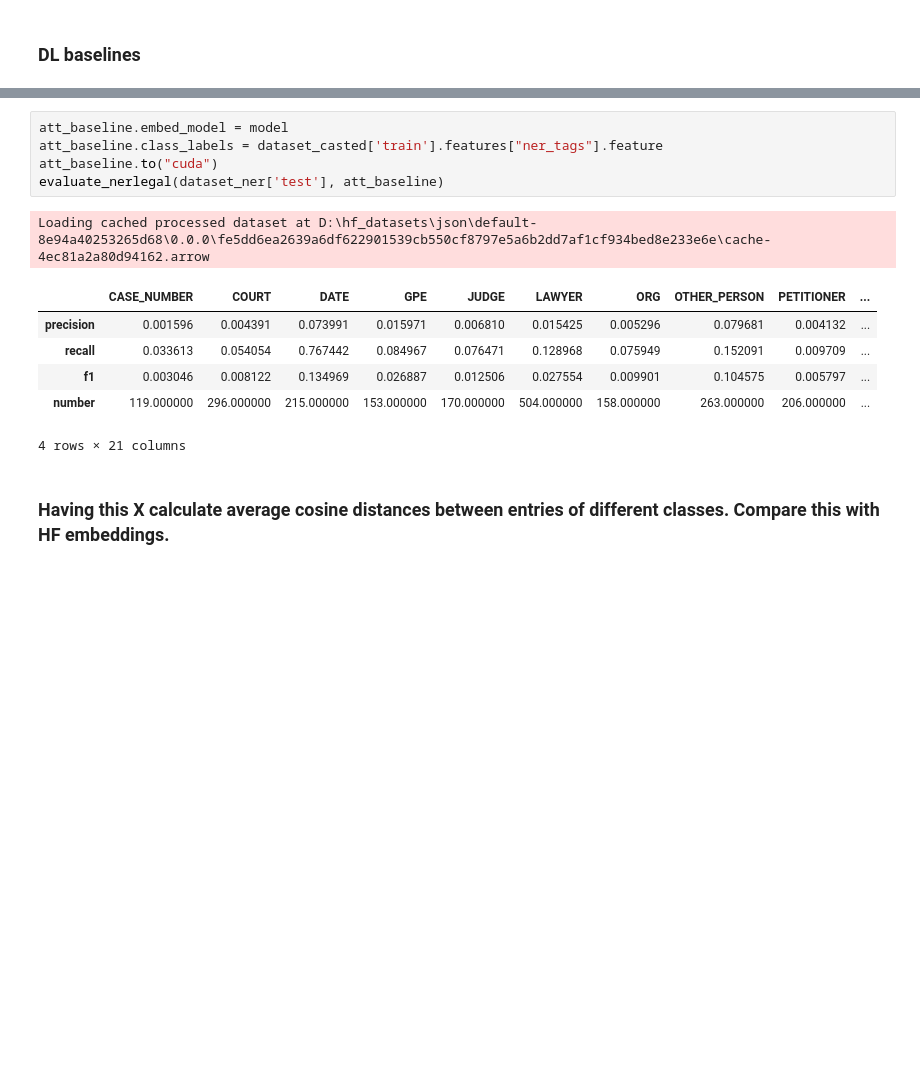
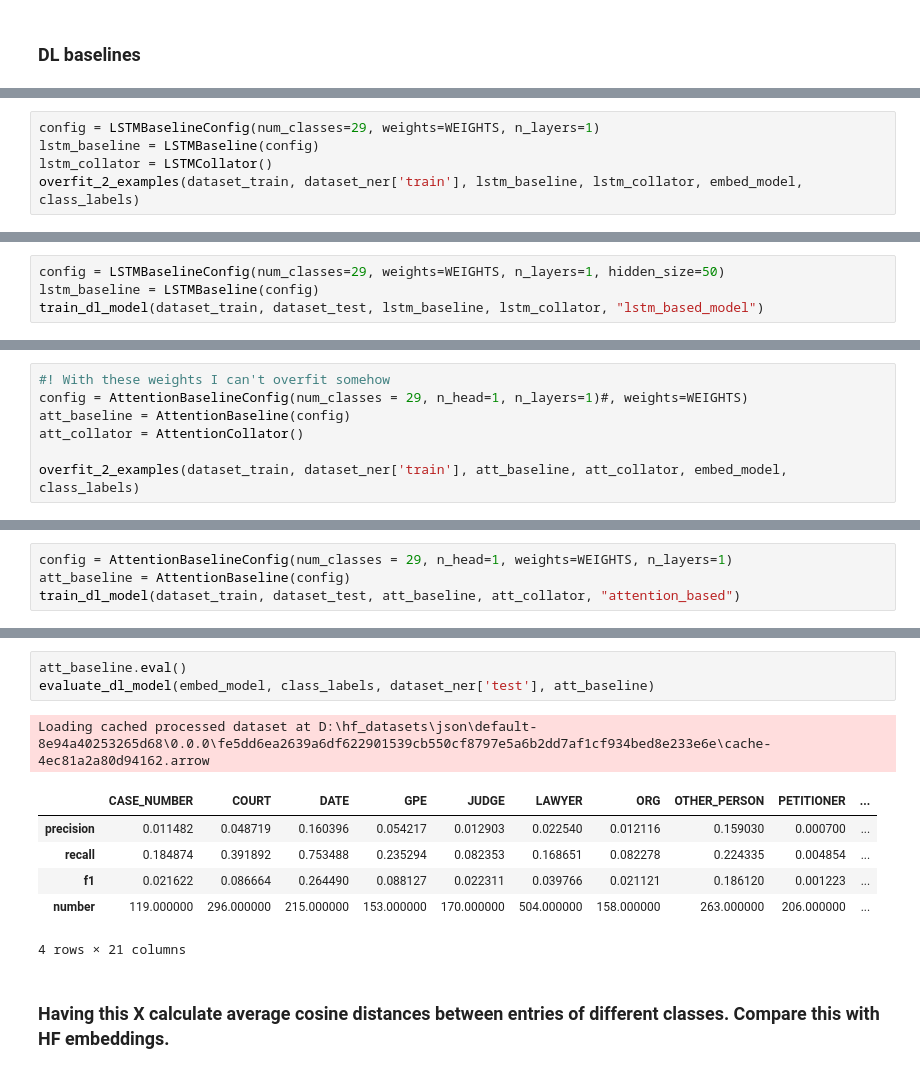
Before and after one commit to SebChw/NLP-Legal-eval, a Jupyter notebook: notebooks/baselines.ipynb, the cells around one changed output, grey strips where cells are left out. Drawn from its saved outputs; the diff is of its cells as text; blank space fills up the shorter version.

Commit message:
update baselines code

```diff
--- a/notebooks/baselines.ipynb
+++ b/notebooks/baselines.ipynb
@@ -194,0 +199,5 @@ KeyboardInterrupt
+# %%
+config = LSTMBaselineConfig(num_classes=29, weights=WEIGHTS, n_layers=1)
+lstm_baseline = LSTMBaseline(config)
+lstm_collator = LSTMCollator()
+overfit_2_examples(dataset_train, dataset_ner['train'], lstm_baseline, lstm_collator, embed_model, class_labels)
@@ -194,0 +223,4 @@ KeyboardInterrupt
+# %%
+config = LSTMBaselineConfig(num_classes=29, weights=WEIGHTS, n_layers=1, hidden_size=50)
+lstm_baseline = LSTMBaseline(config)
+train_dl_model(dataset_train, dataset_test, lstm_baseline, lstm_collator, "lstm_based_model")
@@ -194,0 +264,7 @@ KeyboardInterrupt
+# %%
+#! With these weights I can't overfit somehow
+config = AttentionBaselineConfig(num_classes = 29, n_head=1, n_layers=1)#, weights=WEIGHTS)
+att_baseline = AttentionBaseline(config)
+att_collator = AttentionCollator()
+
+overfit_2_examples(dataset_train, dataset_ner['train'], att_baseline, att_collator, embed_model, class_labels)
@@ -194,0 +281,4 @@ KeyboardInterrupt
+# %%
+config = AttentionBaselineConfig(num_classes = 29, n_head=1, weights=WEIGHTS, n_layers=1)
+att_baseline = AttentionBaseline(config)
+train_dl_model(dataset_train, dataset_test, att_baseline, att_collator, "attention_based")
@@ -195,14 +309,12 @@ KeyboardInterrupt
 # %%
-att_baseline.embed_model = model
-att_baseline.class_labels = dataset_casted['train'].features["ner_tags"].feature
-att_baseline.to("cuda")
-evaluate_nerlegal(dataset_ner['test'], att_baseline)
+att_baseline.eval()
+evaluate_dl_model(embed_model, class_labels, dataset_ner['test'], att_baseline)
 # %% [output]
 Loading cached processed dataset at D:\hf_datasets\json\default-8e94a40253265d68\0.0.0\fe5dd6ea2639a6df622901539cb550cf8797e5a6b2dd7af1cf934bed8e233e6e\cache-4ec81a2a80d94162.arrow
 |  | CASE_NUMBER | COURT | DATE | GPE | JUDGE | LAWYER | ORG | OTHER_PERSON | PETITIONER | ... |
-| precision | 0.001596 | 0.004391 | 0.073991 | 0.015971 | 0.006810 | 0.015425 | 0.005296 | 0.079681 | 0.004132 | ... |
-| recall | 0.033613 | 0.054054 | 0.767442 | 0.084967 | 0.076471 | 0.128968 | 0.075949 | 0.152091 | 0.009709 | ... |
-| f1 | 0.003046 | 0.008122 | 0.134969 | 0.026887 | 0.012506 | 0.027554 | 0.009901 | 0.104575 | 0.005797 | ... |
+| precision | 0.011482 | 0.048719 | 0.160396 | 0.054217 | 0.012903 | 0.022540 | 0.012116 | 0.159030 | 0.000700 | ... |
+| recall | 0.184874 | 0.391892 | 0.753488 | 0.235294 | 0.082353 | 0.168651 | 0.082278 | 0.224335 | 0.004854 | ... |
+| f1 | 0.021622 | 0.086664 | 0.264490 | 0.088127 | 0.022311 | 0.039766 | 0.021121 | 0.186120 | 0.001223 | ... |
 | number | 119.000000 | 296.000000 | 215.000000 | 153.000000 | 170.000000 | 504.000000 | 158.000000 | 263.000000 | 206.000000 | ... |
 4 rows × 21 columns
 # %% [markdown]
```
Also changed, not shown: parts of 32 cells of this notebook, 8 other files.
